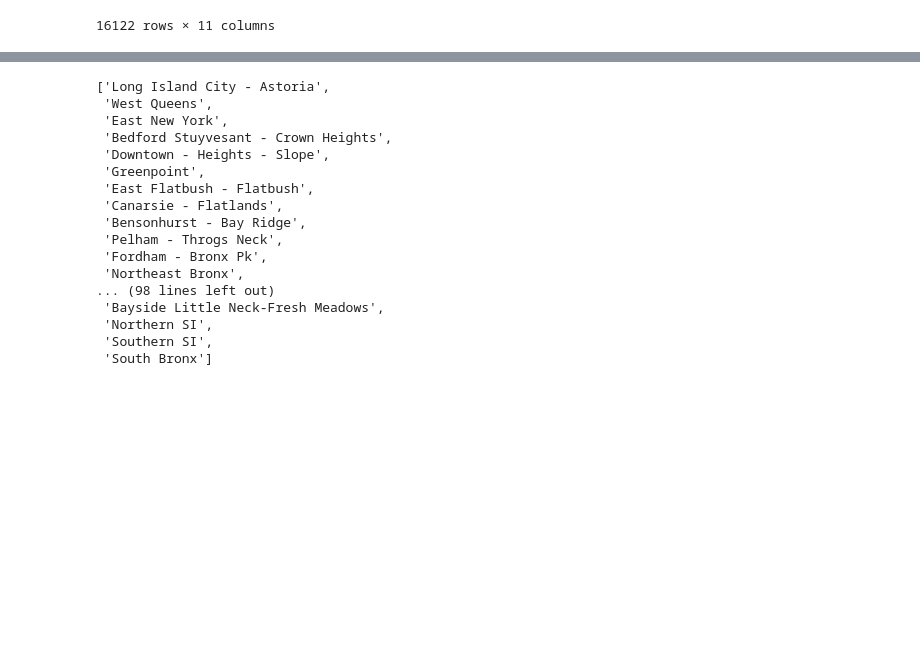
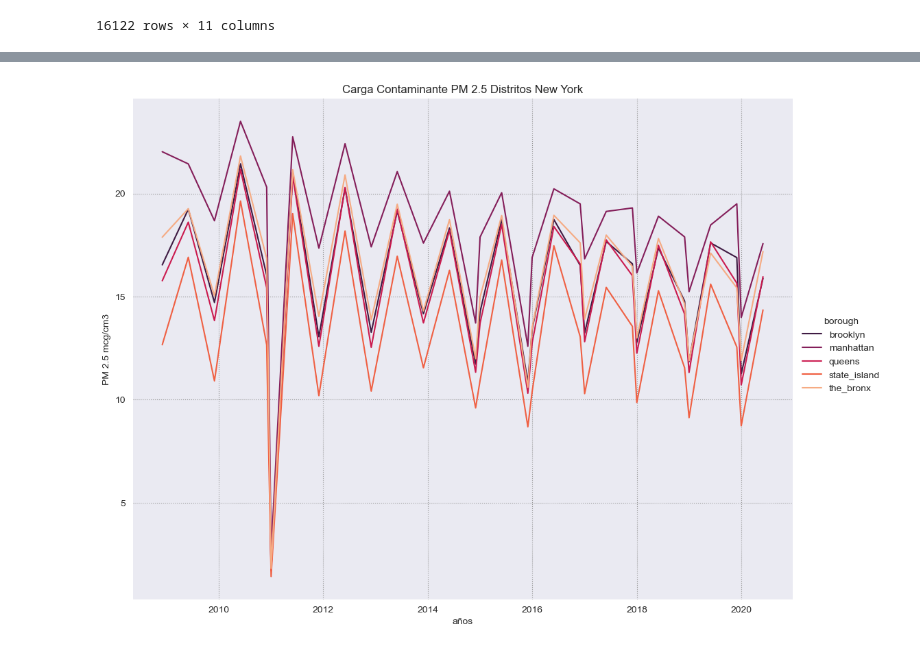
Before and after one commit to francomyburg/Proyecto_grupal_DS, a Jupyter notebook: jaime/ETL_air.ipynb, the cells around one changed output, grey strips where cells are left out. Cells and saved outputs as stored; diff of their text form; code cells hidden in the pictures; blank space fills up the shorter version.

```diff
--- a/jaime/ETL_air.ipynb
+++ b/jaime/ETL_air.ipynb
@@ -114,9 +265 @@ Air Toxics Concentrations- Average Benzene Concentrations           59
 Name: name, dtype: int64
-# %%
-# Se renombra categorias
-
-# Avg Benzene
-CD_air['name'] = CD_air['name'].apply(lambda x: "Avg Benzene" if 'Average Benzene Concentrations' in x else  x)
-
-# Avg Formaldehyde
-CD_air['name'] = CD_air['name'].apply(lambda x: "Avg Formaldehyde" if 'Formaldehyde Concentrations' in x else  x)
@@ -184,2 +289,0 @@ the_bronx = ["Morrisania and Crotona (CD3)", "Highbridge and Concourse (CD4)", "
-# %%
-CD_air['borough']='borough'
@@ -192,12 +290,11 @@ CD_air.head(2)
 # %%
-# Definir una función para verificar si el valor está en la lista
-def en_state_island(valor):
-    return valor in state_island
+# Se elimina columna 'time_period'
+CD_air = CD_air.drop(['measure','geo_type_name'], axis=1)
 
-# Crear la nueva columna y asignar el valor correspondiente
+# Se renombra columnas
+CD_air.columns=['carga_cont','measure_info', 'geo_id_cd','cd_name','time_period','date','data_value','borough']
 
-CD_air['borough'] = CD_air['geo_place_name'].apply(lambda x:'brooklyn' if x in brooklyn else
-                                                          ('manhattan' if x in manhattan else
-                                                          ('queens' if x in queens else
-                                                          ('state_island' if x in state_island else
-                                                          ('the_bronx' if  x in the_bronx else None)))))
+#Se Reordenan las columnas
+CD_air = CD_air.iloc[:,[2,3,7,4,5,0,6,1]]
+
+CD_air.sample(5)
@@ -221,3 +310,8 @@ CD_air
 # %%
-en_state_island('St. George and Stapleton (CD1)')
+CD_air_pm=CD_air
+#CD_air_pm['año']=CD_air_pm['date'].dt.strftime('%Y')
+
+
+CD_air_pm = CD_air_pm.groupby(['borough', 'date']).data_value.mean().reset_index()
+CD_air_pm
 # %% [output]
@@ -227,23 +334,16 @@ CD_air[CD_air['borough'] == 'state_island']
 # %%
-a['index'].tolist()
+sns.set_style("darkgrid", {"grid.color": ".6", "grid.linestyle": ":"}) # Formato para el Backgound del grafico
+
+sns.relplot(x="date", y="data_value", data=CD_air_pm, kind="line", hue='borough',
+            markers=True, height=8, aspect=1.3,  palette="rocket")
+
+plt.xlabel('años')
+plt.ylabel('PM 2.5 mcg/cm3')
+plt.title('Carga Contaminante PM 2.5 Distritos New York')
+
+plt.show()
 # %% [output]
-['Long Island City - Astoria',
- 'West Queens',
- 'East New York',
- 'Bedford Stuyvesant - Crown Heights',
- 'Downtown - Heights - Slope',
- 'Greenpoint',
- 'East Flatbush - Flatbush',
- 'Canarsie - Flatlands',
- 'Bensonhurst - Bay Ridge',
- 'Pelham - Throgs Neck',
- 'Fordham - Bronx Pk',
- 'Northeast Bronx',
-... (98 lines left out)
- 'Bayside Little Neck-Fresh Meadows',
- 'Northern SI',
- 'Southern SI',
- 'South Bronx']
+[figure, added]
 # %%
 # Se exporta dataset
 
```
Also changed, not shown: parts of 35 cells of this notebook.
